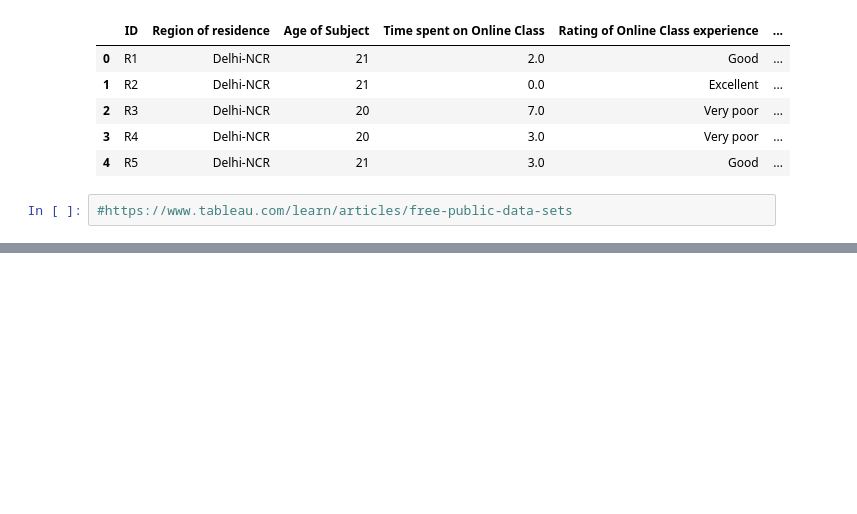
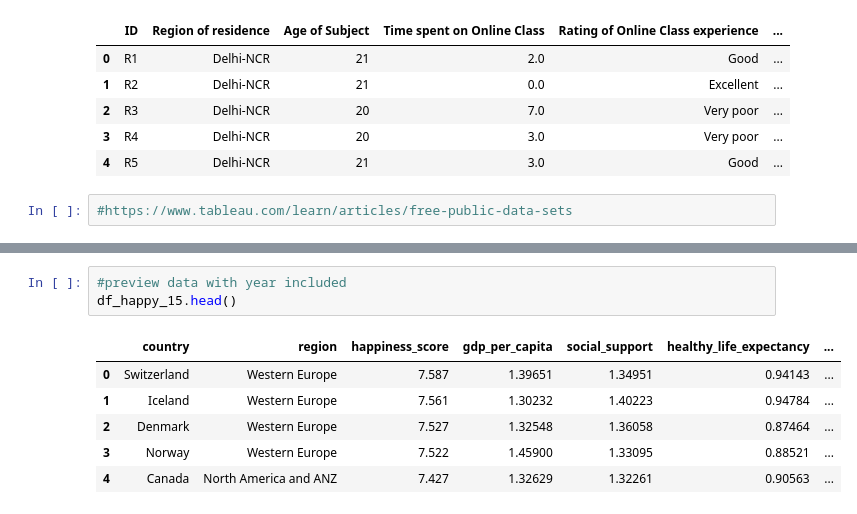
Before and after one commit to nchakicherla/ucb-dataviz-project1-group7, a Jupyter notebook: data_code_cleanup.ipynb, the cells around one changed output, grey strips where cells are left out. Saved outputs shown, nothing was run; the diff lists cells and outputs as text; blank space fills up the shorter version.

```diff
--- a/data_code_cleanup.ipynb
+++ b/data_code_cleanup.ipynb
@@ -42,0 +227,10 @@ df_student_survey.head()
+# %%
+#preview data with year included
+df_happy_15.head()
+# %% [output]
+|  | country | region | happiness_score | gdp_per_capita | social_support | healthy_life_expectancy | ... |
+| 0 | Switzerland | Western Europe | 7.587 | 1.39651 | 1.34951 | 0.94143 | ... |
+| 1 | Iceland | Western Europe | 7.561 | 1.30232 | 1.40223 | 0.94784 | ... |
+| 2 | Denmark | Western Europe | 7.527 | 1.32548 | 1.36058 | 0.87464 | ... |
+| 3 | Norway | Western Europe | 7.522 | 1.45900 | 1.33095 | 0.88521 | ... |
+| 4 | Canada | North America and ANZ | 7.427 | 1.32629 | 1.32261 | 0.90563 | ... |
```
Also changed, not shown: parts of 12 cells of this notebook.
